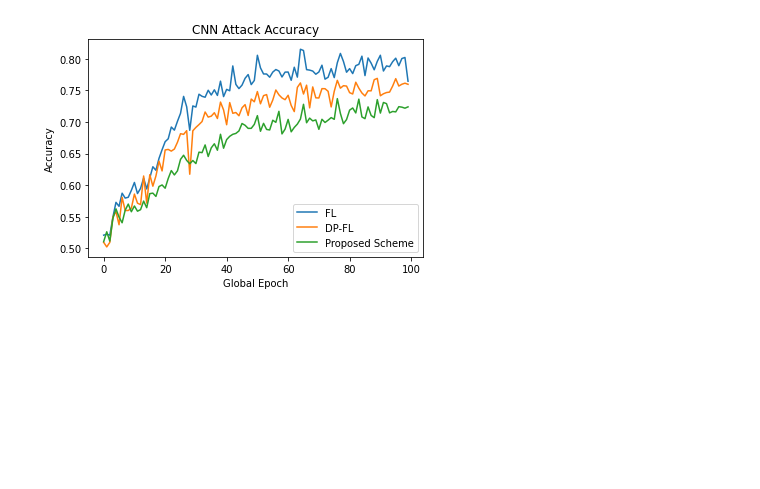
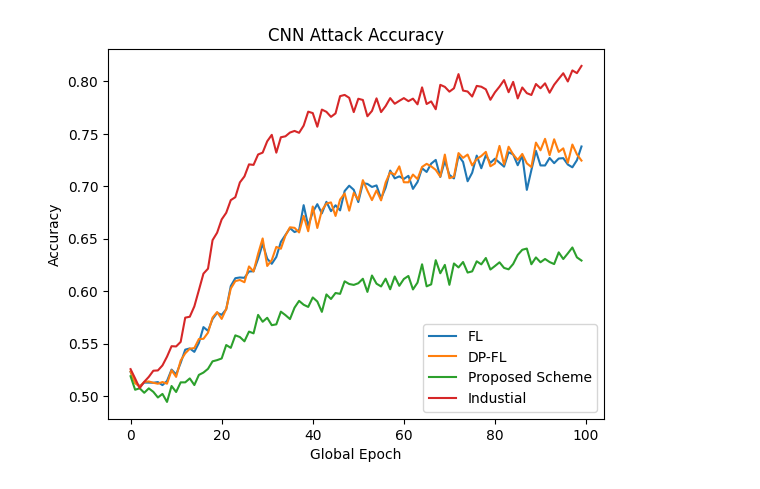
Before and after one commit to Wayne310400/DPtest, a Jupyter notebook: Differential-Privacy-Based-Federated-Learning-master/experiment/draw.ipynb, the cells around one changed output. Drawn from its saved outputs; the diff is of its cells as text; code cells hidden in the pictures; blank space fills up the shorter version.

```diff
--- a/Differential-Privacy-Based-Federated-Learning-master/experiment/draw.ipynb
+++ b/Differential-Privacy-Based-Federated-Learning-master/experiment/draw.ipynb
@@ -62,16 +68,18 @@ plt.savefig(target + 'loss_cnn.png')
 # %%
 plt.figure()
 plt.ylabel('Accuracy')
 plt.xlabel('Global Epoch')
-none_sec = openfile(root + 'sec_{}_{}_100_dp_{}_epsilon_{}_drop_{}.dat'.format(dataset, model, 'None', eps, drop))
-dp_sec = openfile(root + 'sec_{}_{}_100_dp_{}_epsilon_{}_drop_{}.dat'.format(dataset, model, 'DP2', eps, drop))
-proposed_sec = openfile(root + 'sec_{}_{}_100_dp_{}_epsilon_{}_drop_{}.dat'.format(dataset, model, 'Proposed', eps, drop))
+none_sec = openfile(root + 'sec_{}_{}_100_drop_{}_bs_64_lr_0.01_dp_{}_epsilon_1.0_clip_2.0.dat'.format(dataset, model, drop, 'None'))
+dp_sec = openfile(root + 'sec_{}_{}_100_drop_{}_bs_64_lr_0.01_dp_{}_epsilon_1.0_clip_2.0.dat'.format(dataset, model, drop, 'DP2'))
+proposed_sec = openfile(root + 'sec_{}_{}_100_drop_{}_bs_64_lr_0.01_dp_{}_epsilon_1.0_clip_2.0.dat'.format(dataset, model, drop, 'Proposed'))
+indust_sec = openfile(root + 'sec_{}_{}_100_drop_{}_bs_64_lr_0.01_dp_{}_epsilon_1.0_clip_2.0.dat'.format(dataset, model, drop, 'Indust'))
 plt.plot(range(len(none_sec)), none_sec, label='FL')
 plt.plot(range(len(dp_sec)), dp_sec, label='DP-FL')
 plt.plot(range(len(proposed_sec)), proposed_sec, label='Proposed Scheme')
+plt.plot(range(len(indust_sec)), indust_sec, label='Industial')
 plt.title('CNN Attack Accuracy')
 plt.legend()
 plt.savefig(target + 'sec_cnn.png')
 # %% [output]
-[figure, old version]
+[figure, new version]
 # %%
```
Also changed, not shown: parts of 8 cells of this notebook, 4 other files.
